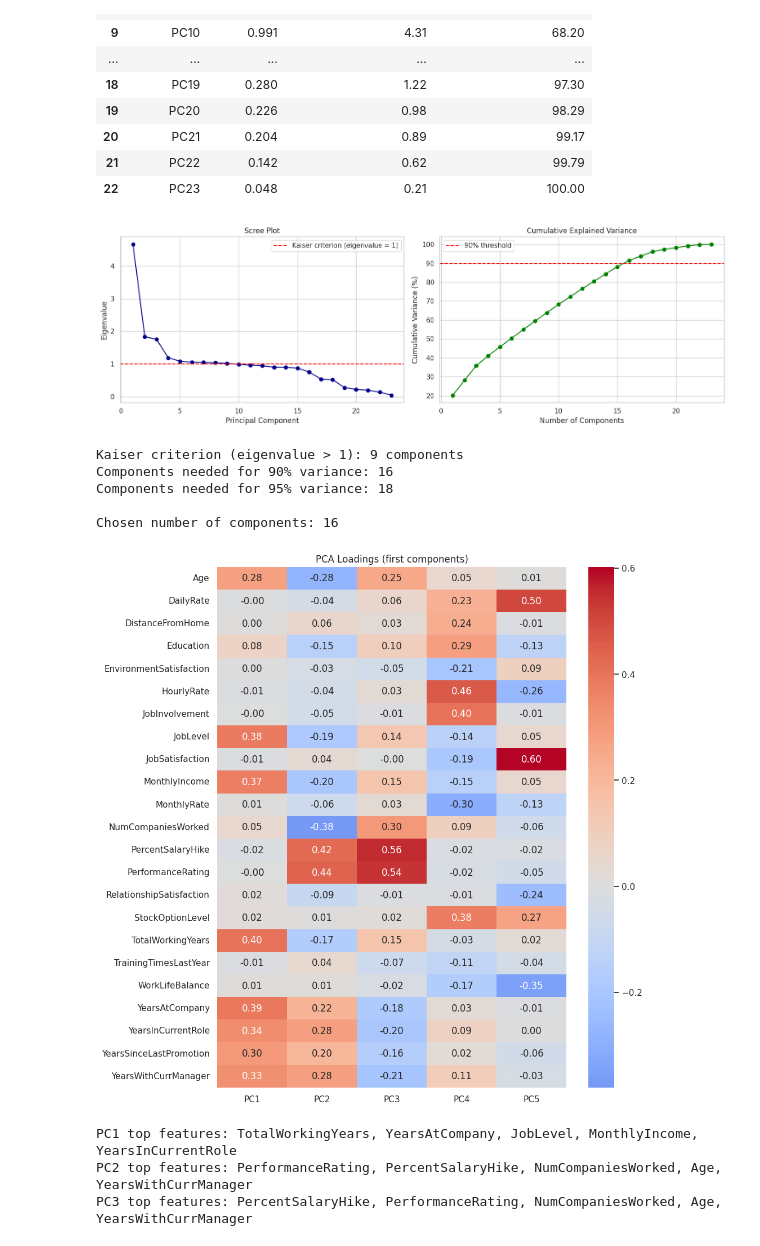
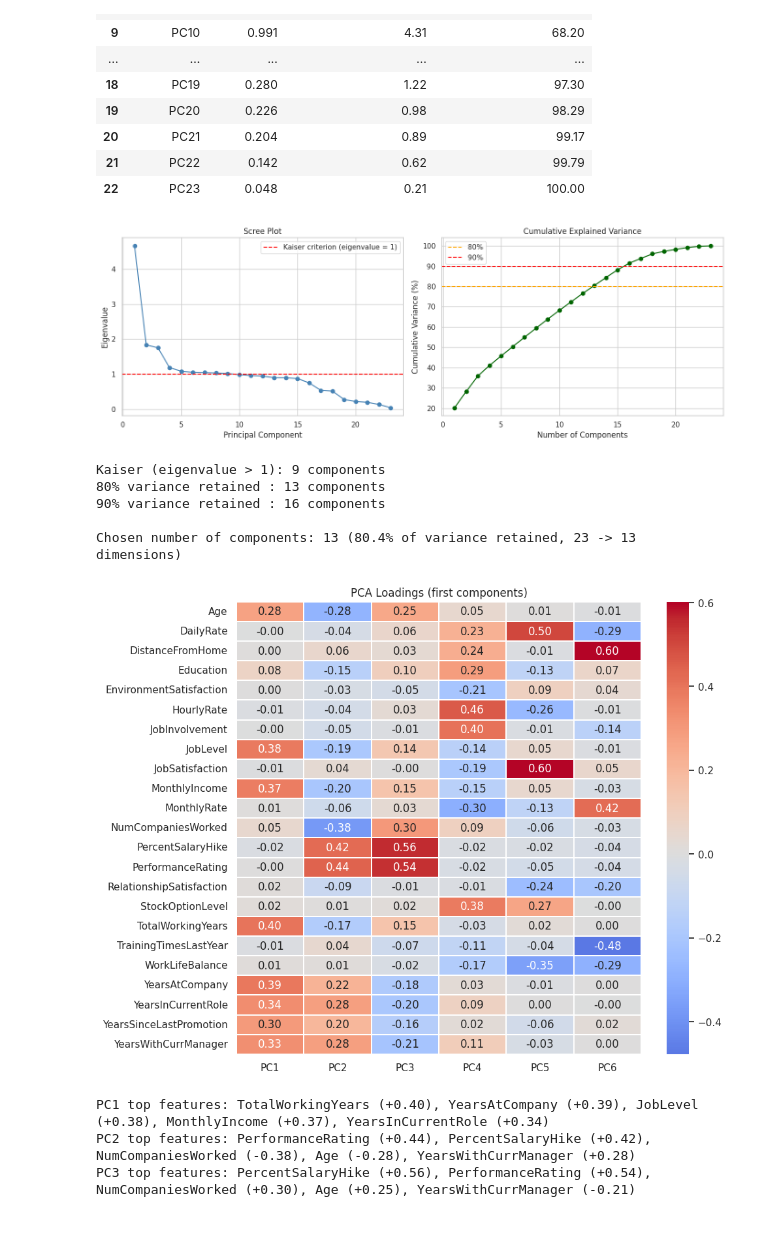
Before and after one commit to Yusuffff101/Yusuf-Bootwala, a Jupyter notebook: EDA_Phase1,Pahse2andPhase3_Employee_Attrition_.ipynb, the cells around one changed output. Cells and saved outputs as stored; diff of their text form; code cells hidden in the pictures.

```diff
--- a/EDA_Phase1,Pahse2andPhase3_Employee_Attrition_.ipynb
+++ b/EDA_Phase1,Pahse2andPhase3_Employee_Attrition_.ipynb
@@ -948,64 +948,59 @@ variance_table
 | 21 | PC22 | 0.142 | 0.62 | 99.79 |
 | 22 | PC23 | 0.048 | 0.21 | 100.00 |
 # %%
-fig, axes = plt.subplots(1, 2, figsize=(15, 5))
+# Scree plot + cumulative explained variance
+cum_var = np.cumsum(var_ratio) * 100
+fig, ax = plt.subplots(1, 2, figsize=(14, 5))
 
-# Scree plot
-axes[0].plot(range(1, len(eigenvalues) + 1), eigenvalues, marker="o", color="darkblue")
-axes[0].axhline(y=1, color="red", linestyle="--", label="Kaiser criterion (eigenvalue = 1)")
-axes[0].set_title("Scree Plot")
-axes[0].set_xlabel("Principal Component")
-axes[0].set_ylabel("Eigenvalue")
-axes[0].legend()
+ax[0].plot(range(1, len(eigenvalues) + 1), eigenvalues, "o-", color="steelblue")
+ax[0].axhline(1, color="red", ls="--", label="Kaiser criterion (eigenvalue = 1)")
+ax[0].set_title("Scree Plot"); ax[0].set_xlabel("Principal Component"); ax[0].set_ylabel("Eigenvalue")
+ax[0].legend()
 
-# Cumulative explained variance
-cum_var = np.cumsum(var_ratio) * 100
-axes[1].plot(range(1, len(cum_var) + 1), cum_var, marker="o", color="green")
-axes[1].axhline(y=90, color="red", linestyle="--", label="90% threshold")
-axes[1].set_title("Cumulative Explained Variance")
-axes[1].set_xlabel("Number of Components")
-axes[1].set_ylabel("Cumulative Variance (%)")
-axes[1].legend()
-
-plt.tight_layout()
-plt.show()
+ax[1].plot(range(1, len(cum_var) + 1), cum_var, "o-", color="darkgreen")
+ax[1].axhline(80, color="orange", ls="--", label="80%")
+ax[1].axhline(90, color="red", ls="--", label="90%")
+ax[1].set_title("Cumulative Explained Variance"); ax[1].set_xlabel("Number of Components"); ax[1].set_ylabel("Cumulative Variance (%)")
+ax[1].legend()
+plt.tight_layout(); plt.show()
 # %% [output]
-[figure, old version]
+[figure, new version]
 # %%
+# Decide how many components to keep
 n_kaiser = int((eigenvalues > 1).sum())
+n_80 = int(np.argmax(cum_var >= 80) + 1)
 n_90 = int(np.argmax(cum_var >= 90) + 1)
-n_95 = int(np.argmax(cum_var >= 95) + 1)
+print(f"Kaiser (eigenvalue > 1): {n_kaiser} components")
+print(f"80% variance retained : {n_80} components")
+print(f"90% variance retained : {n_90} components")
 
-print(f"Kaiser criterion (eigenvalue > 1): {n_kaiser} components")
-print(f"Components needed for 90% variance: {n_90}")
-print(f"Components needed for 95% variance: {n_95}")
-
-N_COMPONENTS = n_90   # change if you prefer another criterion
-print(f"\nChosen number of components: {N_COMPONENTS}")
+N_COMPONENTS = n_80   # chosen: smallest number of PCs explaining >= 80% variance
+print(f"\nChosen number of components: {N_COMPONENTS} "
+      f"({cum_var[N_COMPONENTS-1]:.1f}% of variance retained, {len(pca_features)} -> {N_COMPONENTS} dimensions)")
 # %% [output]
-Kaiser criterion (eigenvalue > 1): 9 components
-Components needed for 90% variance: 16
-Components needed for 95% variance: 18
+Kaiser (eigenvalue > 1): 9 components
+80% variance retained : 13 components
+90% variance retained : 16 components
 
-Chosen number of components: 16
+Chosen number of components: 13 (80.4% of variance retained, 23 -> 13 dimensions)
 # %%
+# Loadings: which original features drive each retained component?
 loadings = pd.DataFrame(
     pca_full.components_[:N_COMPONENTS].T,
     index=pca_features,
     columns=[f"PC{i+1}" for i in range(N_COMPONENTS)],
 )
 
-plt.figure(figsize=(10, 12))
-sns.heatmap(loadings.iloc[:, :min(5, N_COMPONENTS)], annot=True, fmt=".2f", cmap="coolwarm", center=0)
+plt.figure(figsize=(10, 9))
+sns.heatmap(loadings.iloc[:, :min(N_COMPONENTS, 6)], cmap="coolwarm", center=0, annot=True, fmt=".2f", linewidths=0.3)
 plt.title("PCA Loadings (first components)")
 plt.show()
 
-# Top contributing features for the first 3 components
 for pc in loadings.columns[:3]:
-    top = loadings[pc].abs().sort_values(ascending=False).head(5)
-    print(f"{pc} top features:", ", ".join(top.index))
+    top = loadings[pc].abs().sort_values(ascending=False).head(5).index
+    print(f"{pc} top features:", ", ".join(f"{f} ({loadings.loc[f, pc]:+.2f})" for f in top))
 # %% [output]
-[figure, old version]
+[figure, new version]
-PC1 top features: TotalWorkingYears, YearsAtCompany, JobLevel, MonthlyIncome, YearsInCurrentRole
-PC2 top features: PerformanceRating, PercentSalaryHike, NumCompaniesWorked, Age, YearsWithCurrManager
-PC3 top features: PercentSalaryHike, PerformanceRating, NumCompaniesWorked, Age, YearsWithCurrManager
+PC1 top features: TotalWorkingYears (+0.40), YearsAtCompany (+0.39), JobLevel (+0.38), MonthlyIncome (+0.37), YearsInCurrentRole (+0.34)
+PC2 top features: PerformanceRating (+0.44), PercentSalaryHike (+0.42), NumCompaniesWorked (-0.38), Age (-0.28), YearsWithCurrManager (+0.28)
+PC3 top features: PercentSalaryHike (+0.56), PerformanceRating (+0.54), NumCompaniesWorked (+0.30), Age (+0.25), YearsWithCurrManager (-0.21)
```
Also changed, not shown: parts of 14 cells of this notebook.
